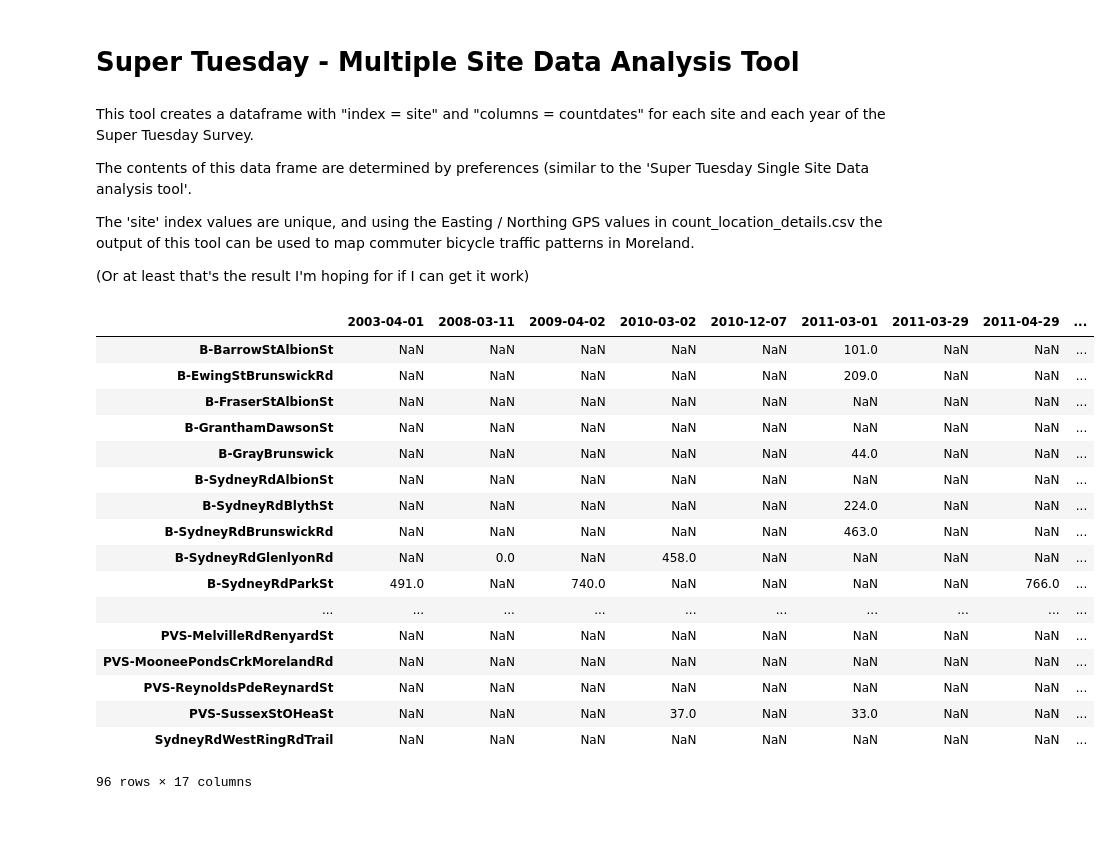
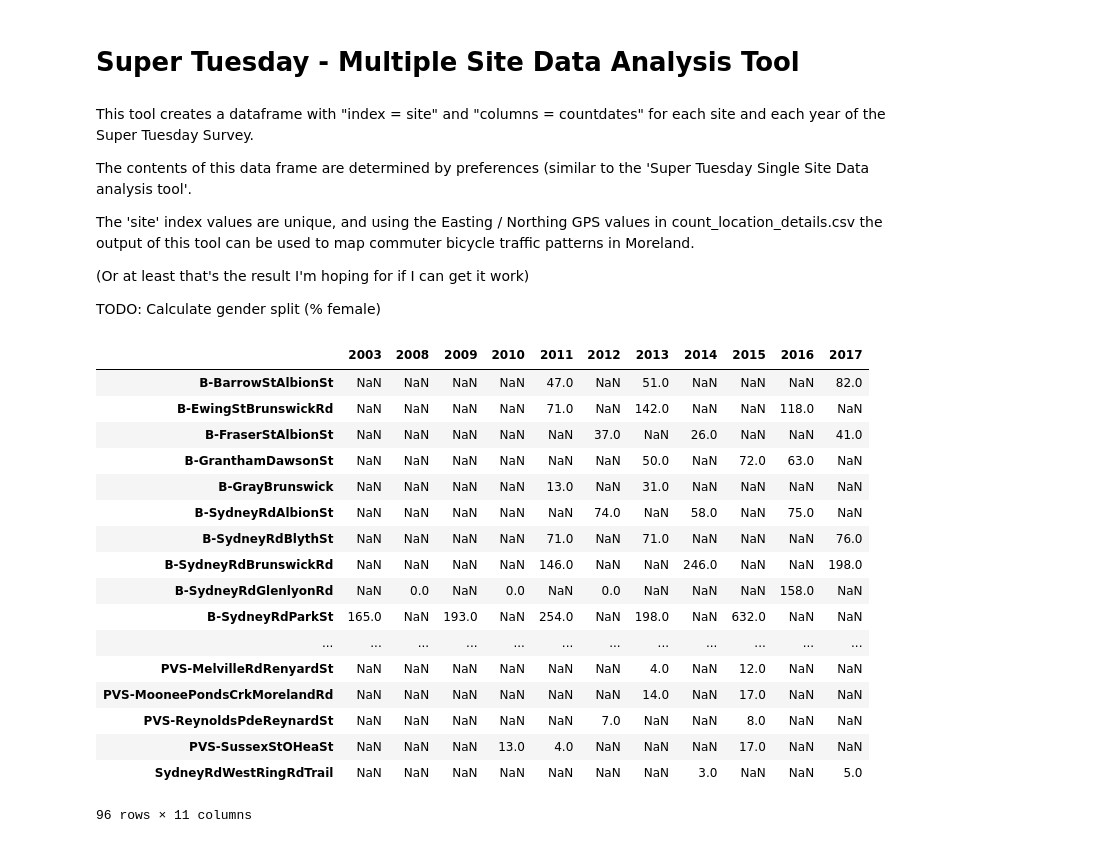
Before and after one commit to MorelandTransport/SuperTueDataCleaner, a Jupyter notebook: Super Tuesday Multiple Site Data Analysis Tool.ipynb, the cells around one changed output. Cells and saved outputs as stored; diff of their text form; code cells hidden in the pictures.

```diff
--- a/Super Tuesday Multiple Site Data Analysis Tool.ipynb
+++ b/Super Tuesday Multiple Site Data Analysis Tool.ipynb
@@ -8,3 +8,5 @@ The contents of this data frame are determined by preferences (similar to the 'S
 The 'site' index values are unique, and using the Easting / Northing GPS values in count_location_details.csv the output of this tool can be used to map commuter bicycle traffic patterns in Moreland.
 
 (Or at least that's the result I'm hoping for if I can get it work)
+
+TODO: Calculate gender split (% female)
@@ -11,17 +26,15 @@ The 'site' index values are unique, and using the Easting / Northing GPS values
 # %%
-# Configuration
+# Defaults
+datadir = './script_output/count_observations/'
+
 allmoves = ['north_turn_left','north_through','north_turn_right',\
              'east_turn_left','east_through', 'east_turn_right',\
              'south_turn_left','south_through','south_turn_right',\
              'west_turn_left','west_through','west_turn_right']
 
-movementsofinterest = allmoves
+    # Moves from 'Single Site Data Analysis' work here.
+
 goodcols = ['countsite', 'time', 'gender'] + movementsofinterest
-
-reporting = '7to9'
-gender = 'allriders'
-
-datadir = './script_output/count_observations/'
 # %%
 import pandas as pd
 import glob
@@ -29,52 +42,65 @@ import datetime as dt
 
 sites = datadir + '*'
 
 sitelist = []
 for f in glob.glob(sites):
     sitedir = f +'/*'
     datelist = []
     for g in glob.glob(sitedir):
         obscsv = g + '/*'
         for h in glob.glob(obscsv):
             df = pd.read_csv(h, sep=', ', header = 0, usecols = goodcols, parse_dates=[0], \
                                infer_datetime_format=True, engine = 'python')
 
             site = df['countsite'][0]
 
             countdate = df['time'][0]
             countdate = dt.datetime.strptime(countdate,  "%Y-%m-%d %H:%M:%S")
-            countdate = countdate.date()
 
-            # Sum the counts - this code is a place holder
-            # TODO, support gender subsetting and peak hour in survey functionality in 'Single site analysis tool'
-            result = df.sum(axis=1,numeric_only=True)
+            # Dates or Year for column headings (in some years the counts are spread over several days)
+            if timedetail == 'date':
+                countdate = countdate.date()
+            else:
+                # timedetail == 'year'
+                countdate = countdate.year
+
+            # Subset by gender (or not)
+            if gender == 'female':
+                females = df.query('gender == "F"')
+                result = females.sum(axis =1, numeric_only=True)
+
+            elif gender == 'male':
+                males = df.query('gender == "F"')
+                result = males.sum(axis =1, numeric_only=True)
+            else:
+                result = df.sum(axis=1,numeric_only=True)
             result = result.sum()
 
             countdf = pd.DataFrame(columns = [countdate])
             countdf.loc[site] = [result]
             datelist.append(countdf)
 
         sitedf = pd.concat(datelist, axis = 1)
     sitelist.append(sitedf)
 allsites = pd.concat(sitelist)
 
 allsites
 # %% [output]
-|  | 2003-04-01 | 2008-03-11 | 2009-04-02 | 2010-03-02 | 2010-12-07 | 2011-03-01 | 2011-03-29 | 2011-04-29 | ... |
-| B-BarrowStAlbionSt | NaN | NaN | NaN | NaN | NaN | 101.0 | NaN | NaN | ... |
-| B-EwingStBrunswickRd | NaN | NaN | NaN | NaN | NaN | 209.0 | NaN | NaN | ... |
-| B-FraserStAlbionSt | NaN | NaN | NaN | NaN | NaN | NaN | NaN | NaN | ... |
-| B-GranthamDawsonSt | NaN | NaN | NaN | NaN | NaN | NaN | NaN | NaN | ... |
-| B-GrayBrunswick | NaN | NaN | NaN | NaN | NaN | 44.0 | NaN | NaN | ... |
-| B-SydneyRdAlbionSt | NaN | NaN | NaN | NaN | NaN | NaN | NaN | NaN | ... |
-| B-SydneyRdBlythSt | NaN | NaN | NaN | NaN | NaN | 224.0 | NaN | NaN | ... |
-| B-SydneyRdBrunswickRd | NaN | NaN | NaN | NaN | NaN | 463.0 | NaN | NaN | ... |
-| B-SydneyRdGlenlyonRd | NaN | 0.0 | NaN | 458.0 | NaN | NaN | NaN | NaN | ... |
-| B-SydneyRdParkSt | 491.0 | NaN | 740.0 | NaN | NaN | NaN | NaN | 766.0 | ... |
-| ... | ... | ... | ... | ... | ... | ... | ... | ... | ... |
-| PVS-MelvilleRdRenyardSt | NaN | NaN | NaN | NaN | NaN | NaN | NaN | NaN | ... |
-| PVS-MooneePondsCrkMorelandRd | NaN | NaN | NaN | NaN | NaN | NaN | NaN | NaN | ... |
-| PVS-ReynoldsPdeReynardSt | NaN | NaN | NaN | NaN | NaN | NaN | NaN | NaN | ... |
-| PVS-SussexStOHeaSt | NaN | NaN | NaN | 37.0 | NaN | 33.0 | NaN | NaN | ... |
-| SydneyRdWestRingRdTrail | NaN | NaN | NaN | NaN | NaN | NaN | NaN | NaN | ... |
+|  | 2003 | 2008 | 2009 | 2010 | 2011 | 2012 | 2013 | 2014 | 2015 | 2016 | 2017 |
+| B-BarrowStAlbionSt | NaN | NaN | NaN | NaN | 47.0 | NaN | 51.0 | NaN | NaN | NaN | 82.0 |
+| B-EwingStBrunswickRd | NaN | NaN | NaN | NaN | 71.0 | NaN | 142.0 | NaN | NaN | 118.0 | NaN |
+| B-FraserStAlbionSt | NaN | NaN | NaN | NaN | NaN | 37.0 | NaN | 26.0 | NaN | NaN | 41.0 |
+| B-GranthamDawsonSt | NaN | NaN | NaN | NaN | NaN | NaN | 50.0 | NaN | 72.0 | 63.0 | NaN |
+| B-GrayBrunswick | NaN | NaN | NaN | NaN | 13.0 | NaN | 31.0 | NaN | NaN | NaN | NaN |
+| B-SydneyRdAlbionSt | NaN | NaN | NaN | NaN | NaN | 74.0 | NaN | 58.0 | NaN | 75.0 | NaN |
+| B-SydneyRdBlythSt | NaN | NaN | NaN | NaN | 71.0 | NaN | 71.0 | NaN | NaN | NaN | 76.0 |
+| B-SydneyRdBrunswickRd | NaN | NaN | NaN | NaN | 146.0 | NaN | NaN | 246.0 | NaN | NaN | 198.0 |
+| B-SydneyRdGlenlyonRd | NaN | 0.0 | NaN | 0.0 | NaN | 0.0 | NaN | NaN | NaN | 158.0 | NaN |
+| B-SydneyRdParkSt | 165.0 | NaN | 193.0 | NaN | 254.0 | NaN | 198.0 | NaN | 632.0 | NaN | NaN |
+| ... | ... | ... | ... | ... | ... | ... | ... | ... | ... | ... | ... |
+| PVS-MelvilleRdRenyardSt | NaN | NaN | NaN | NaN | NaN | NaN | 4.0 | NaN | 12.0 | NaN | NaN |
+| PVS-MooneePondsCrkMorelandRd | NaN | NaN | NaN | NaN | NaN | NaN | 14.0 | NaN | 17.0 | NaN | NaN |
+| PVS-ReynoldsPdeReynardSt | NaN | NaN | NaN | NaN | NaN | 7.0 | NaN | NaN | 8.0 | NaN | NaN |
+| PVS-SussexStOHeaSt | NaN | NaN | NaN | 13.0 | 4.0 | NaN | NaN | NaN | 17.0 | NaN | NaN |
+| SydneyRdWestRingRdTrail | NaN | NaN | NaN | NaN | NaN | NaN | NaN | 3.0 | NaN | NaN | 5.0 |
-96 rows × 17 columns
+96 rows × 11 columns
```
Also changed, not shown: parts of 1 cell of this notebook, 1 other file.
